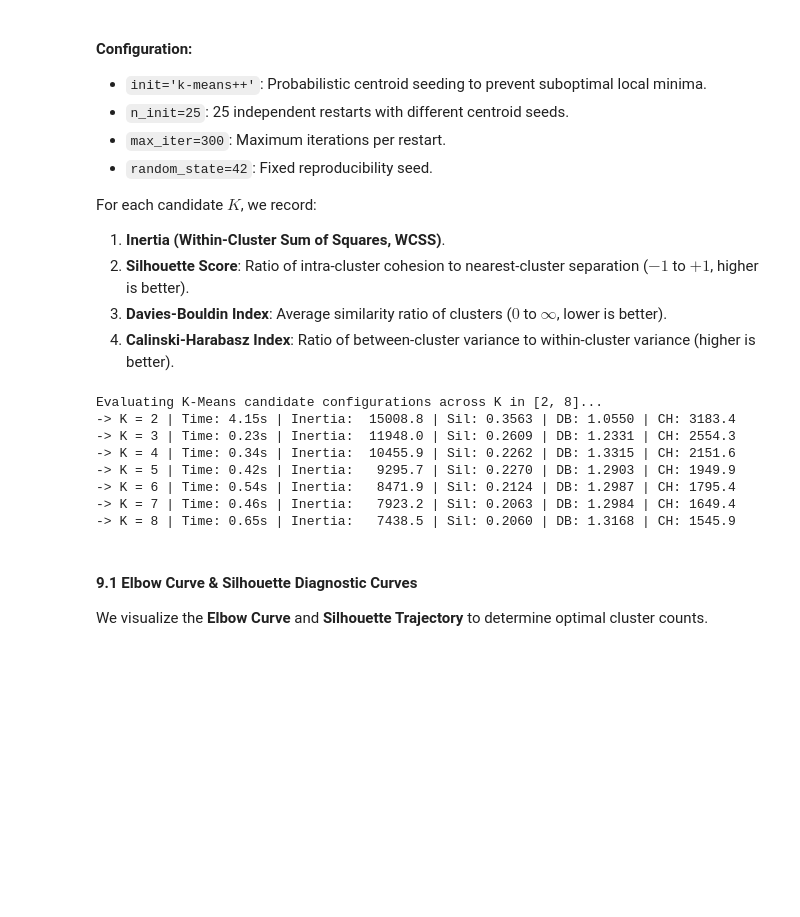
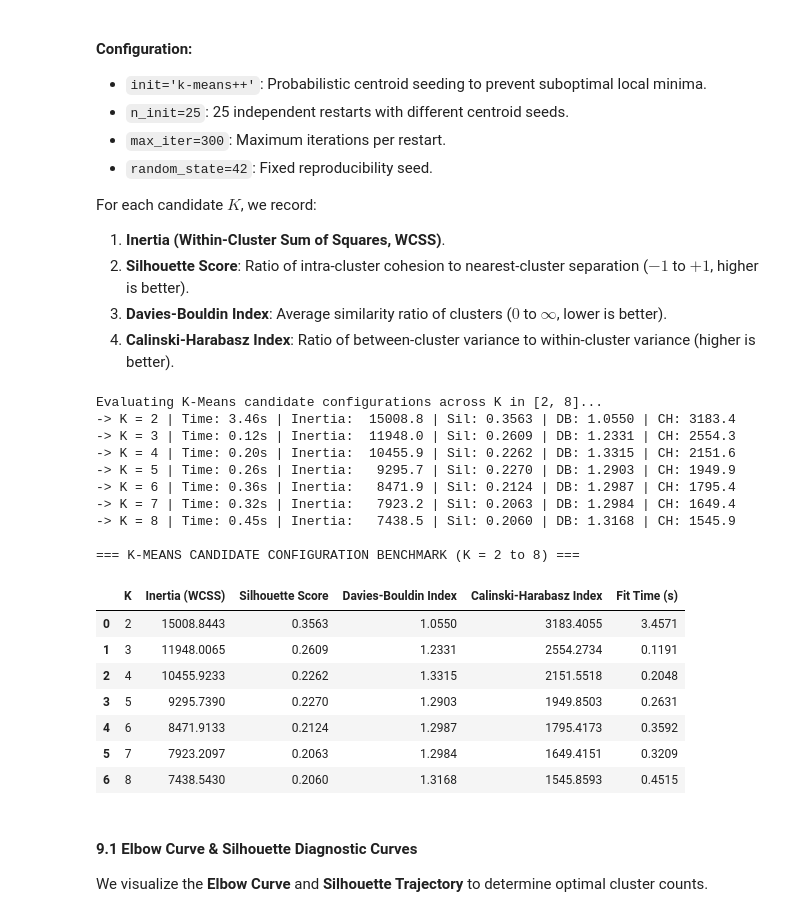
Before and after one commit to Ne-Ran/Machine-Learning-Capstone-Project, a Jupyter notebook: notebooks/clustering.ipynb, the cells around one changed output. Cells and saved outputs as stored; diff of their text form; code cells hidden in the pictures; blank space fills up the shorter version.

```diff
--- a/notebooks/clustering.ipynb
+++ b/notebooks/clustering.ipynb
@@ -345,40 +388,52 @@ from sklearn.cluster import KMeans
 from sklearn.metrics import silhouette_score, davies_bouldin_score, calinski_harabasz_score
 
 k_range = range(2, 9)
 kmeans_results = []
 
 print("Evaluating K-Means candidate configurations across K in [2, 8]...")
 for k in k_range:
     t0 = time.time()
     km = KMeans(n_clusters=k, init='k-means++', n_init=25, max_iter=300, random_state=RANDOM_STATE)
     labels = km.fit_predict(X_scaled)
     fit_time = time.time() - t0
 
     inertia = km.inertia_
     sil = silhouette_score(X_scaled, labels)
     db = davies_bouldin_score(X_scaled, labels)
     ch = calinski_harabasz_score(X_scaled, labels)
 
     kmeans_results.append({
         'K': k,
         'Inertia (WCSS)': inertia,
         'Silhouette Score': sil,
         'Davies-Bouldin Index': db,
         'Calinski-Harabasz Index': ch,
         'Fit Time (s)': fit_time
     })
     print(f"-> K = {k} | Time: {fit_time:.2f}s | Inertia: {inertia:8.1f} | Sil: {sil:.4f} | DB: {db:.4f} | CH: {ch:.1f}")
 
 kmeans_metrics_df = pd.DataFrame(kmeans_results)
+print("\n=== K-MEANS CANDIDATE CONFIGURATION BENCHMARK (K = 2 to 8) ===")
+display(kmeans_metrics_df.round(4))
 # %% [output]
 Evaluating K-Means candidate configurations across K in [2, 8]...
--> K = 2 | Time: 4.15s | Inertia:  15008.8 | Sil: 0.3563 | DB: 1.0550 | CH: 3183.4
--> K = 3 | Time: 0.23s | Inertia:  11948.0 | Sil: 0.2609 | DB: 1.2331 | CH: 2554.3
--> K = 4 | Time: 0.34s | Inertia:  10455.9 | Sil: 0.2262 | DB: 1.3315 | CH: 2151.6
--> K = 5 | Time: 0.42s | Inertia:   9295.7 | Sil: 0.2270 | DB: 1.2903 | CH: 1949.9
--> K = 6 | Time: 0.54s | Inertia:   8471.9 | Sil: 0.2124 | DB: 1.2987 | CH: 1795.4
--> K = 7 | Time: 0.46s | Inertia:   7923.2 | Sil: 0.2063 | DB: 1.2984 | CH: 1649.4
--> K = 8 | Time: 0.65s | Inertia:   7438.5 | Sil: 0.2060 | DB: 1.3168 | CH: 1545.9
+-> K = 2 | Time: 3.46s | Inertia:  15008.8 | Sil: 0.3563 | DB: 1.0550 | CH: 3183.4
+-> K = 3 | Time: 0.12s | Inertia:  11948.0 | Sil: 0.2609 | DB: 1.2331 | CH: 2554.3
+-> K = 4 | Time: 0.20s | Inertia:  10455.9 | Sil: 0.2262 | DB: 1.3315 | CH: 2151.6
+-> K = 5 | Time: 0.26s | Inertia:   9295.7 | Sil: 0.2270 | DB: 1.2903 | CH: 1949.9
+-> K = 6 | Time: 0.36s | Inertia:   8471.9 | Sil: 0.2124 | DB: 1.2987 | CH: 1795.4
+-> K = 7 | Time: 0.32s | Inertia:   7923.2 | Sil: 0.2063 | DB: 1.2984 | CH: 1649.4
+-> K = 8 | Time: 0.45s | Inertia:   7438.5 | Sil: 0.2060 | DB: 1.3168 | CH: 1545.9
+
+=== K-MEANS CANDIDATE CONFIGURATION BENCHMARK (K = 2 to 8) ===
+|  | K | Inertia (WCSS) | Silhouette Score | Davies-Bouldin Index | Calinski-Harabasz Index | Fit Time (s) |
+| 0 | 2 | 15008.8443 | 0.3563 | 1.0550 | 3183.4055 | 3.4571 |
+| 1 | 3 | 11948.0065 | 0.2609 | 1.2331 | 2554.2734 | 0.1191 |
+| 2 | 4 | 10455.9233 | 0.2262 | 1.3315 | 2151.5518 | 0.2048 |
+| 3 | 5 | 9295.7390 | 0.2270 | 1.2903 | 1949.8503 | 0.2631 |
+| 4 | 6 | 8471.9133 | 0.2124 | 1.2987 | 1795.4173 | 0.3592 |
+| 5 | 7 | 7923.2097 | 0.2063 | 1.2984 | 1649.4151 | 0.3209 |
+| 6 | 8 | 7438.5430 | 0.2060 | 1.3168 | 1545.8593 | 0.4515 |
 # %% [markdown]
 #### 9.1 Elbow Curve & Silhouette Diagnostic Curves
 We visualize the **Elbow Curve** and **Silhouette Trajectory** to determine optimal cluster counts.
```
Also changed, not shown: parts of 13 cells of this notebook, 4 other files.
